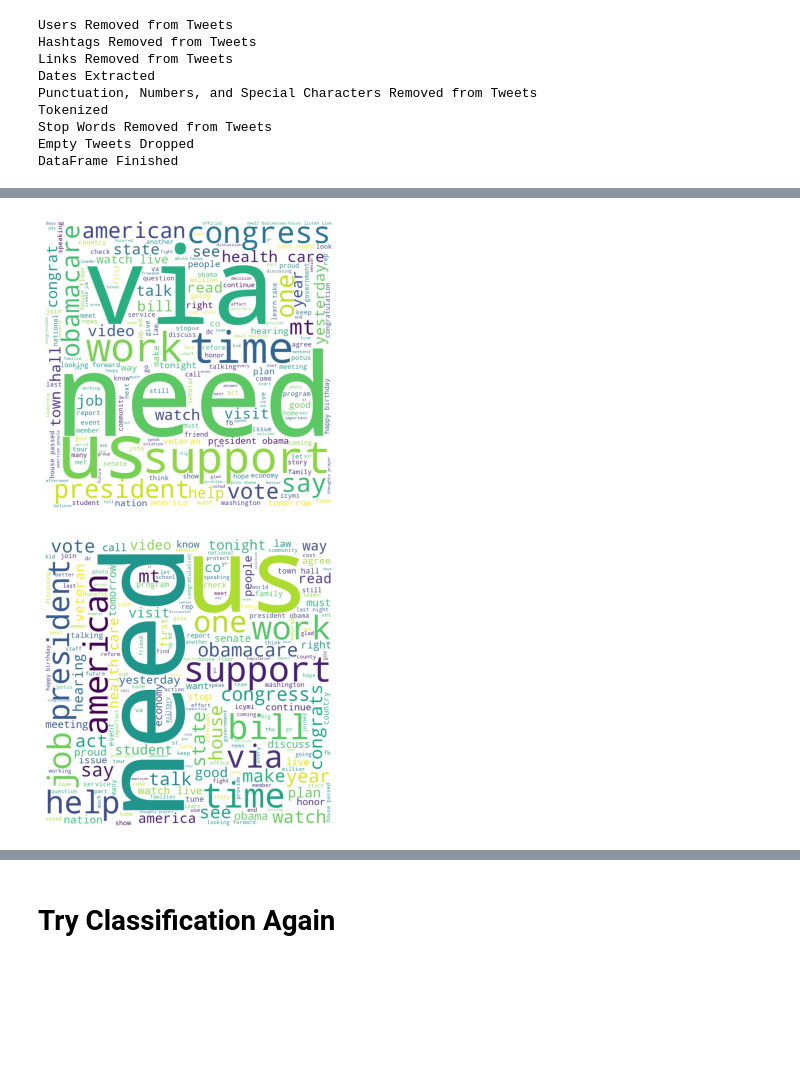
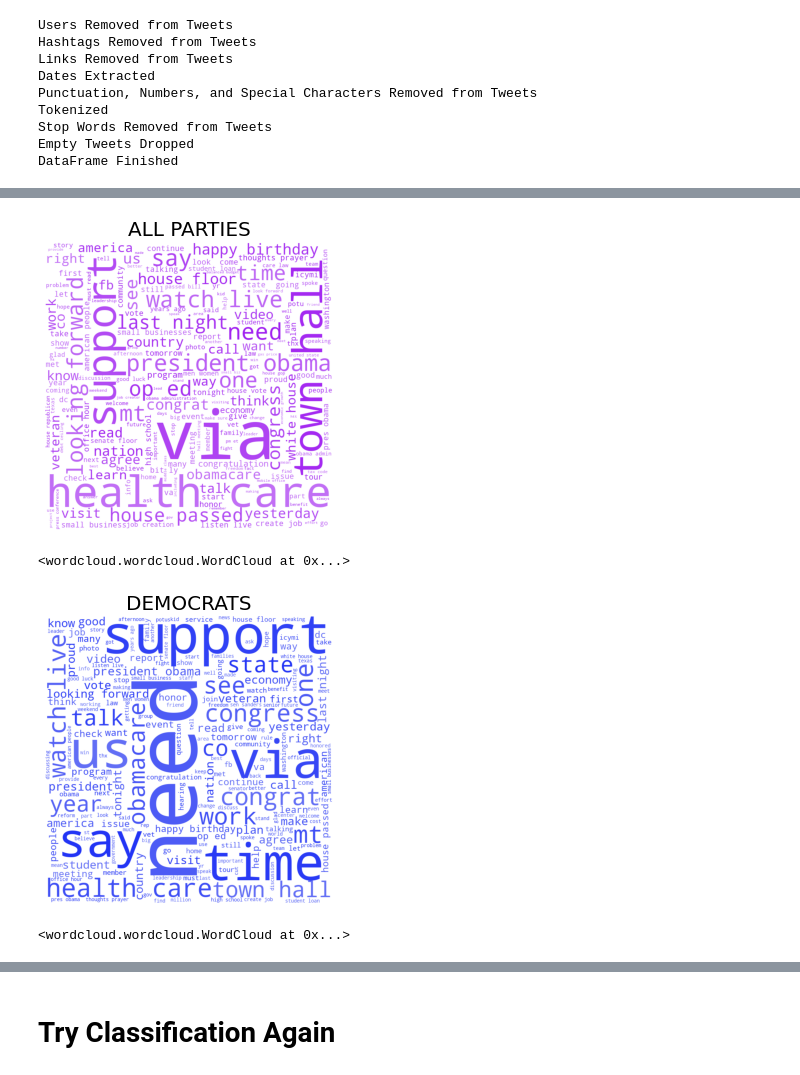
Before and after one commit to ShaanGondalia/PartyChecker, a Jupyter notebook: preston_notebook.ipynb, the cells around one changed output, grey strips where cells are left out. Drawn from its saved outputs; the diff is of its cells as text; code cells hidden in the pictures; blank space fills up the shorter version.

```diff
--- a/preston_notebook.ipynb
+++ b/preston_notebook.ipynb
@@ -29,3 +29,5 @@ df = df_full.sample(n=200000, random_state=216)
 df = pd.read_csv("sampled_df.csv", index_col=0)
 # %%
 df = pd.read_hdf('sampled_df.h5', index_col=0)
+# %%
+df = df_full
@@ -135,23 +146,31 @@ rep_tokens = np.concatenate(reps['tokens_no_stop'].values)
 words_for_cloud = " ".join(tokens)+" "
 words_for_cloud_dem = " ".join(dem_tokens)+" "
 words_for_cloud_rep = " ".join(rep_tokens)+" "
+# %%
+import matplotlib.colors as clr
+purples = clr.LinearSegmentedColormap.from_list('purples', ['#A020F0', '#C16EF5'], N=10)
+blues = clr.LinearSegmentedColormap.from_list('purples', ['#2234f5', '#626ef5'], N=10)
+reds = clr.LinearSegmentedColormap.from_list('purples', ['#f52525', '#f57676'], N=10)
 # %%
 wordcloud = WordCloud(width = 800, height = 800,
-                background_color ='white',
+                background_color ='white', colormap=purples,
                 min_font_size = 10).generate(words_for_cloud)
 
 # plot the WordCloud image
 plt.figure(figsize = (4,4), facecolor = None)
 plt.imshow(wordcloud)
 plt.axis("off")
 plt.tight_layout(pad = 0)
+plt.title('ALL PARTIES', fontsize=20)
 
 plt.show()
+wordcloud.to_file('all_parties_wordcloud_full.png')
 # %% [output]
-[figure, old version]
+[figure, new version]
+<wordcloud.wordcloud.WordCloud at 0x...>
 # %%
 wordcloud = WordCloud(width = 800, height = 800,
-                background_color ='white',
+                background_color ='white', colormap=blues,
                 min_font_size = 10).generate(words_for_cloud_dem)
 
 # plot the WordCloud image
@@ -159,9 +178,12 @@ plt.figure(figsize = (4,4), facecolor = None)
 plt.imshow(wordcloud)
 plt.axis("off")
 plt.tight_layout(pad = 0)
+plt.title('DEMOCRATS', fontsize=20)
 
 plt.show()
+wordcloud.to_file('democrats_wordcloud_full.png')
 # %% [output]
-[figure, old version]
+[figure, new version]
+<wordcloud.wordcloud.WordCloud at 0x...>
 # %%
 wordcloud = WordCloud(width = 800, height = 800,
```
Also changed, not shown: parts of 23 cells of this notebook.
